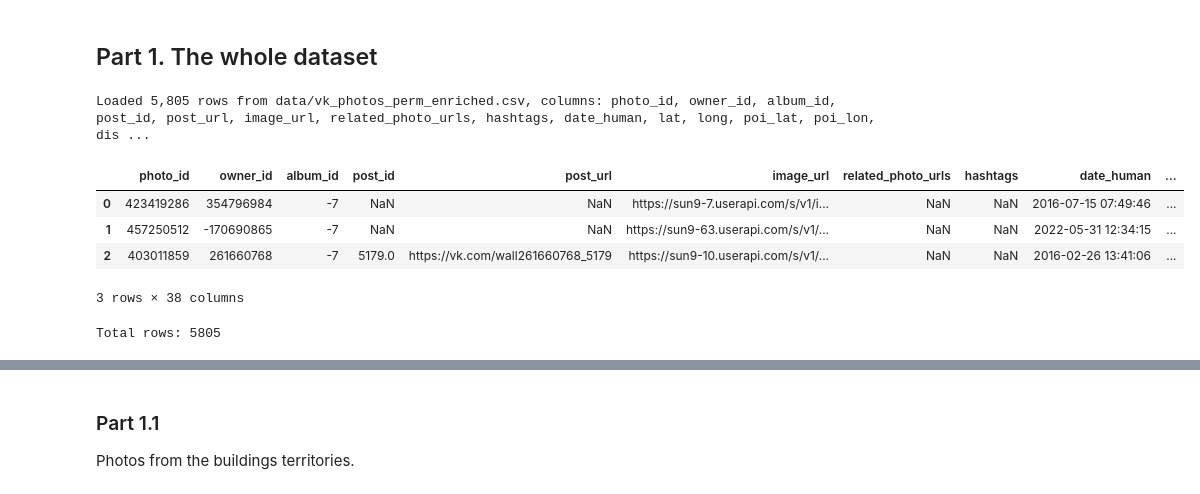
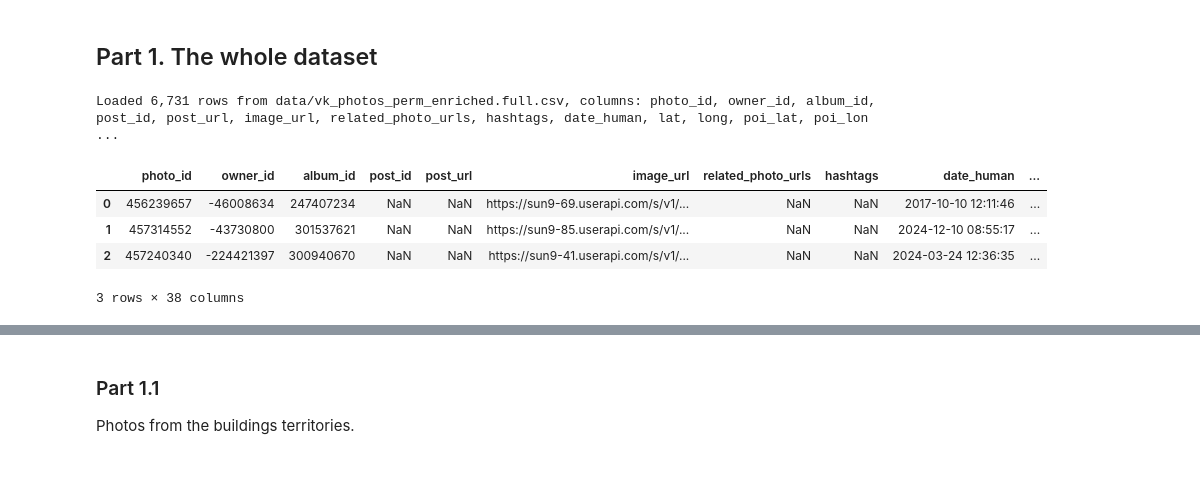
Before and after one commit to katchinsky/jewish-maps, a Jupyter notebook: analysis_results.ipynb, the cells around one changed output, grey strips where cells are left out. Drawn from its saved outputs; the diff is of its cells as text; code cells hidden in the pictures.

```diff
--- a/analysis_results.ipynb
+++ b/analysis_results.ipynb
@@ -5,20 +5,15 @@
 # %%
 from pathlib import Path
 import pandas as pd
 
-DATA_PATH = Path("data/vk_photos_perm_enriched.csv")
+DATA_PATH = Path("data/vk_photos_perm_enriched.full.csv")
 df = pd.read_csv(DATA_PATH)
 print(f"Loaded {len(df):,} rows from {DATA_PATH}, columns: {', '.join(df.columns)}")
 df.head(3)
 # %% [output]
-Loaded 5,805 rows from data/vk_photos_perm_enriched.csv, columns: photo_id, owner_id, album_id, post_id, post_url, image_url, related_photo_urls, hashtags, date_human, lat, long, poi_lat, poi_lon, dis ...
+Loaded 6,731 rows from data/vk_photos_perm_enriched.full.csv, columns: photo_id, owner_id, album_id, post_id, post_url, image_url, related_photo_urls, hashtags, date_human, lat, long, poi_lat, poi_lon ...
 |  | photo_id | owner_id | album_id | post_id | post_url | image_url | related_photo_urls | hashtags | date_human | ... |
-| 0 | 423419286 | 354796984 | -7 | NaN | NaN | https://sun9-7.userapi.com/s/v1/i... | NaN | NaN | 2016-07-15 07:49:46 | ... |
-| 1 | 457250512 | -170690865 | -7 | NaN | NaN | https://sun9-63.userapi.com/s/v1/... | NaN | NaN | 2022-05-31 12:34:15 | ... |
-| 2 | 403011859 | 261660768 | -7 | 5179.0 | https://vk.com/wall261660768_5179 | https://sun9-10.userapi.com/s/v1/... | NaN | NaN | 2016-02-26 13:41:06 | ... |
+| 0 | 456239657 | -46008634 | 247407234 | NaN | NaN | https://sun9-69.userapi.com/s/v1/... | NaN | NaN | 2017-10-10 12:11:46 | ... |
+| 1 | 457314552 | -43730800 | 301537621 | NaN | NaN | https://sun9-85.userapi.com/s/v1/... | NaN | NaN | 2024-12-10 08:55:17 | ... |
+| 2 | 457240340 | -224421397 | 300940670 | NaN | NaN | https://sun9-41.userapi.com/s/v1/... | NaN | NaN | 2024-03-24 12:36:35 | ... |
 3 rows × 38 columns
-# %%
-total = len(df)
-print(f"Total rows: {total}")
-# %% [output]
-Total rows: 5805
```
Also changed, not shown: parts of 22 cells of this notebook, 3 other files.
